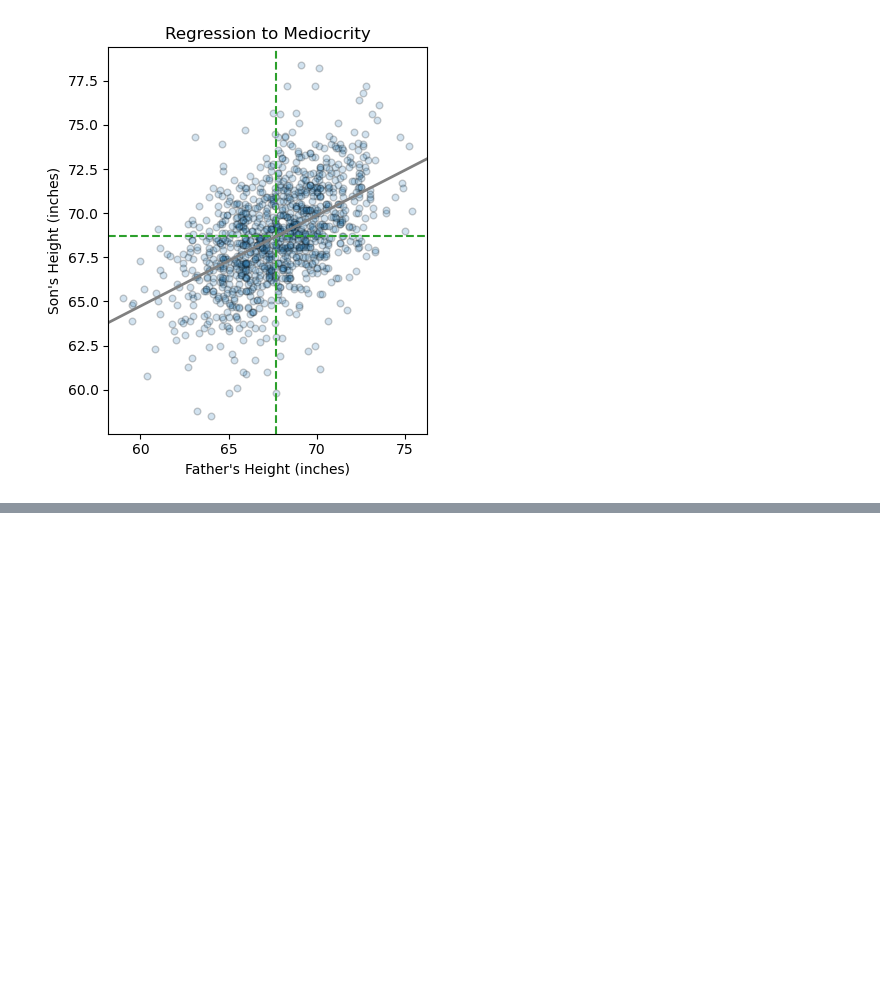
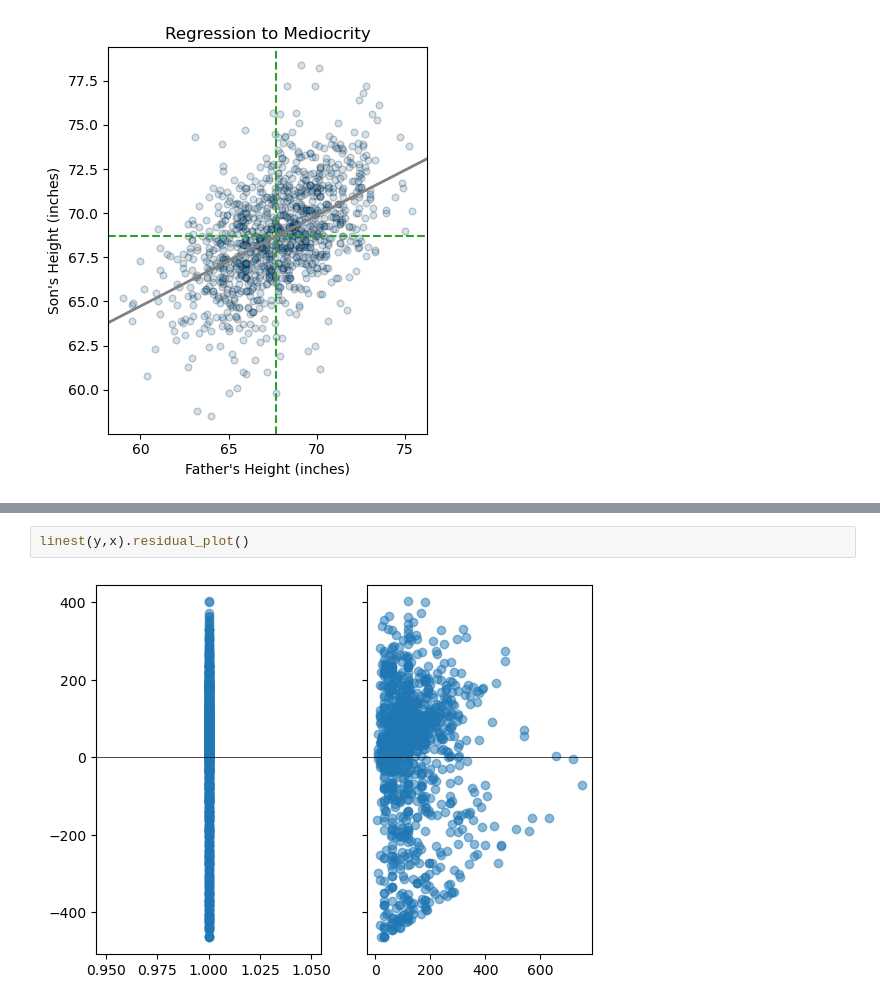
Before and after one commit to alexanderthclark/Stats1101, a Jupyter notebook: helpers/regressionHelper.ipynb, the cells around one changed output, grey strips where cells are left out. Drawn from its saved outputs; the diff is of its cells as text; blank space fills up the shorter version.

```diff
--- a/helpers/regressionHelper.ipynb
+++ b/helpers/regressionHelper.ipynb
@@ -546,0 +597,4 @@ show(column(div, p))
+# %%
+linest(y,x).residual_plot()
+# %% [output]
+[figure, added]
```
Also changed, not shown: parts of 18 cells of this notebook, 8 other files.
